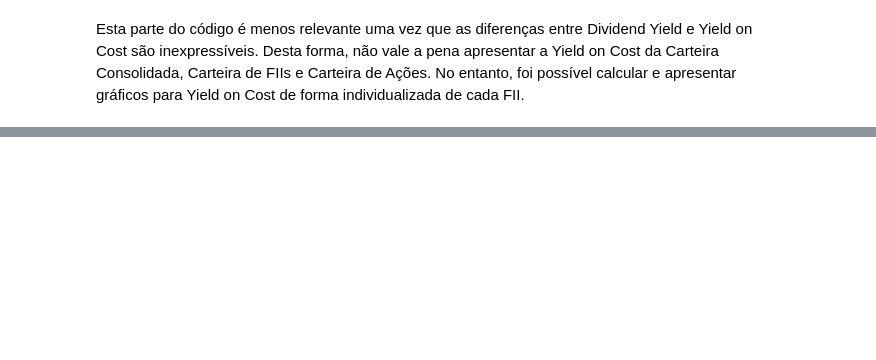
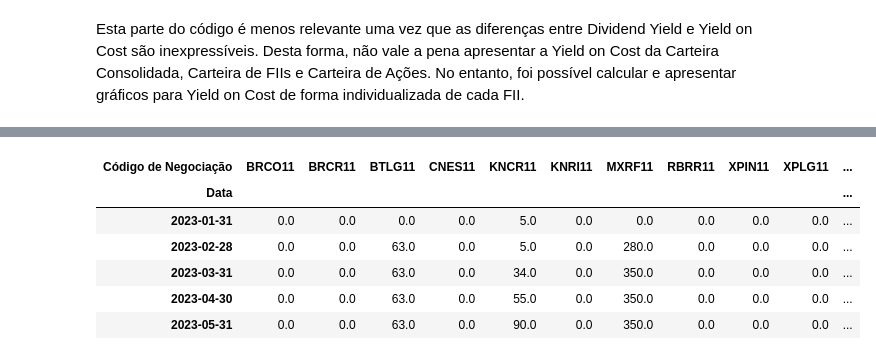
Before and after one commit to renato747/Analise_de_Portefolio, a Jupyter notebook: Carteira_Investimentos.ipynb, the cells around one changed output, grey strips where cells are left out. Cells and saved outputs as stored; diff of their text form; code cells hidden in the pictures; blank space fills up the shorter version.

```diff
--- a/Carteira_Investimentos.ipynb
+++ b/Carteira_Investimentos.ipynb
@@ -1739,0 +1804,20 @@ for produto in Dividend_Yield_filtrado.index:
+# %%
+'''
+Transpor o DataFrame de Quantidade de Cotas
+
+'''
+# Transpor o DataFrame pivot_quantidade_cotas
+quantidade_cotas_transposto = pivot_quantidade_cotas.T
+
+quantidade_cotas_transposto.drop(['BTAL11', 'PVBI11', 'VINO11'], axis='columns', inplace=True)
+
+# Exibir o DataFrame transposto para verificação
+quantidade_cotas_transposto.head()
+# %% [output]
+| Código de Negociação | BRCO11 | BRCR11 | BTLG11 | CNES11 | KNCR11 | KNRI11 | MXRF11 | RBRR11 | XPIN11 | XPLG11 | ... |
+| Data |  |  |  |  |  |  |  |  |  |  | ... |
+| 2023-01-31 | 0.0 | 0.0 | 0.0 | 0.0 | 5.0 | 0.0 | 0.0 | 0.0 | 0.0 | 0.0 | ... |
+| 2023-02-28 | 0.0 | 0.0 | 63.0 | 0.0 | 5.0 | 0.0 | 280.0 | 0.0 | 0.0 | 0.0 | ... |
+| 2023-03-31 | 0.0 | 0.0 | 63.0 | 0.0 | 34.0 | 0.0 | 350.0 | 0.0 | 0.0 | 0.0 | ... |
+| 2023-04-30 | 0.0 | 0.0 | 63.0 | 0.0 | 55.0 | 0.0 | 350.0 | 0.0 | 0.0 | 0.0 | ... |
+| 2023-05-31 | 0.0 | 0.0 | 63.0 | 0.0 | 90.0 | 0.0 | 350.0 | 0.0 | 0.0 | 0.0 | ... |
```
Also changed, not shown: parts of 15 cells of this notebook.
